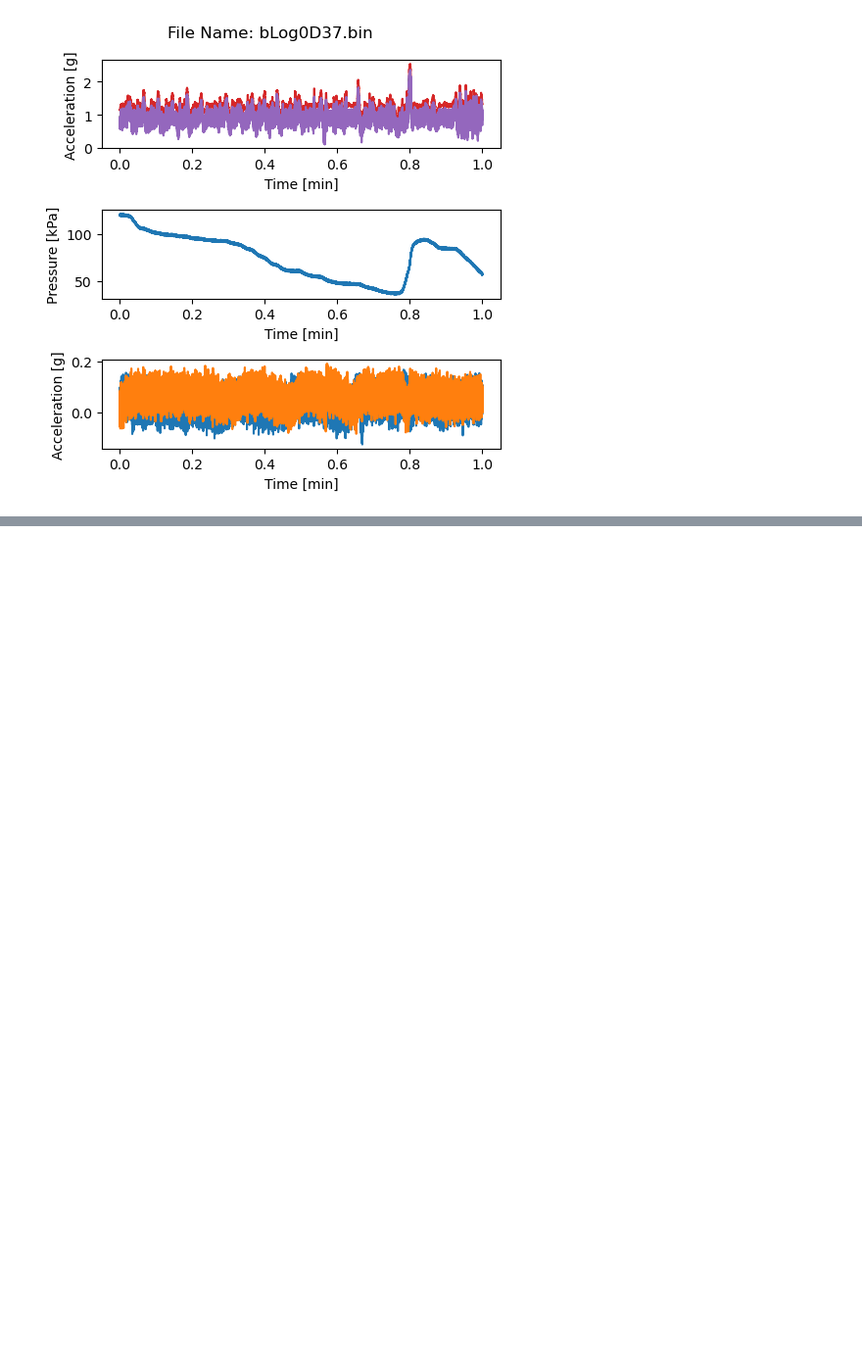
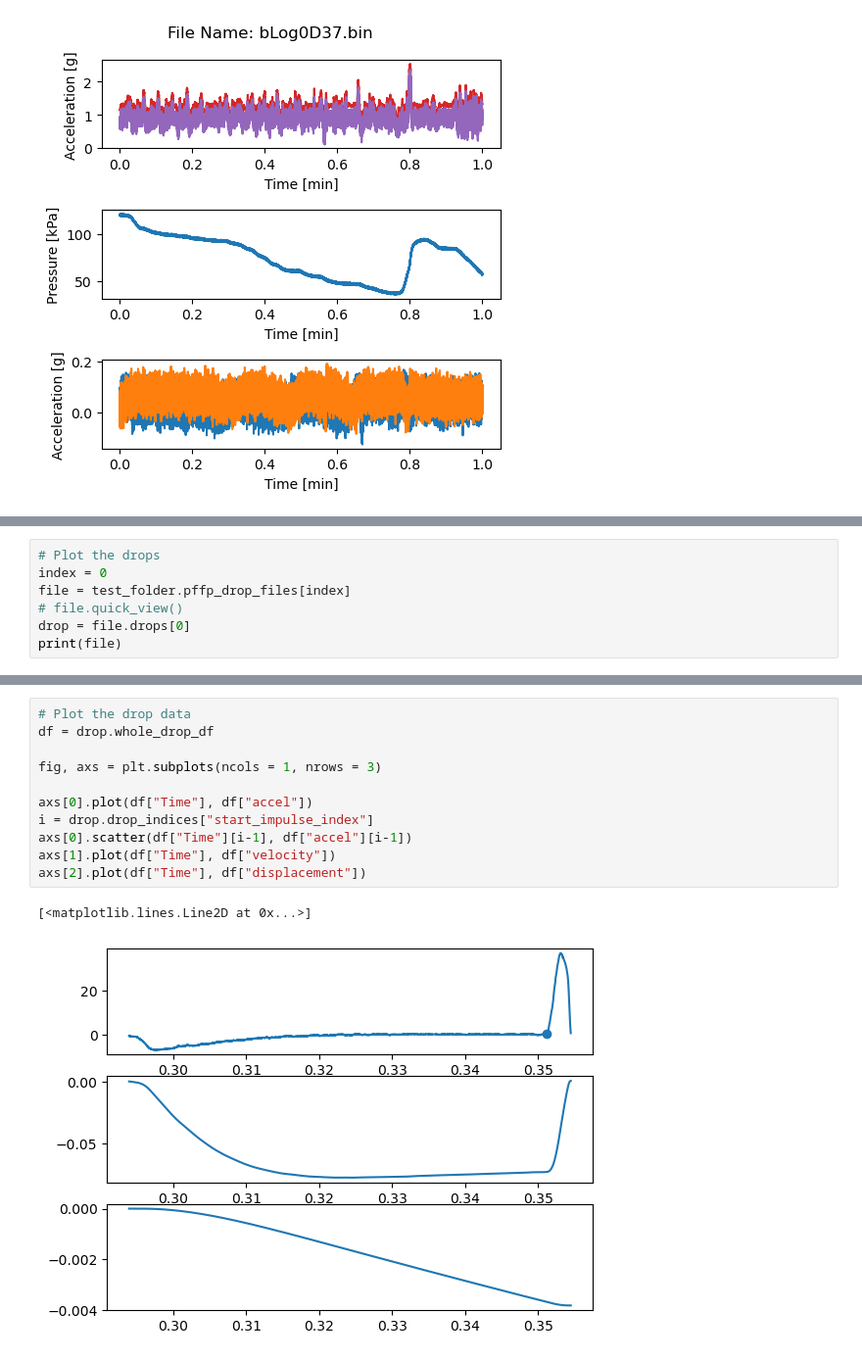
Before and after one commit to stevADUS/BlueDrop_Analysis_Lib, a Jupyter notebook: BlueDrop_Analysis_example copy 2.ipynb, the cells around one changed output, grey strips where cells are left out. Shown: that part at 98% size. Cells and saved outputs as stored; diff of their text form; blank space fills up the shorter version.

```diff
--- a/BlueDrop_Analysis_example copy 2.ipynb
+++ b/BlueDrop_Analysis_example copy 2.ipynb
@@ -411,0 +126,7 @@ axs[1].legend()
+# %%
+# Plot the drops
+index = 0
+file = test_folder.pffp_drop_files[index]
+# file.quick_view()
+drop = file.drops[0]
+print(file)
@@ -411,0 +147,14 @@ axs[1].legend()
+# %%
+# Plot the drop data
+df = drop.whole_drop_df
+
+fig, axs = plt.subplots(ncols = 1, nrows = 3)
+
+axs[0].plot(df["Time"], df["accel"])
+i = drop.drop_indices["start_impulse_index"]
+axs[0].scatter(df["Time"][i-1], df["accel"][i-1])
+axs[1].plot(df["Time"], df["velocity"])
+axs[2].plot(df["Time"], df["displacement"])
+# %% [output]
+[<matplotlib.lines.Line2D at 0x...>]
+[figure, added]
```
Also changed, not shown: parts of 22 cells of this notebook.
